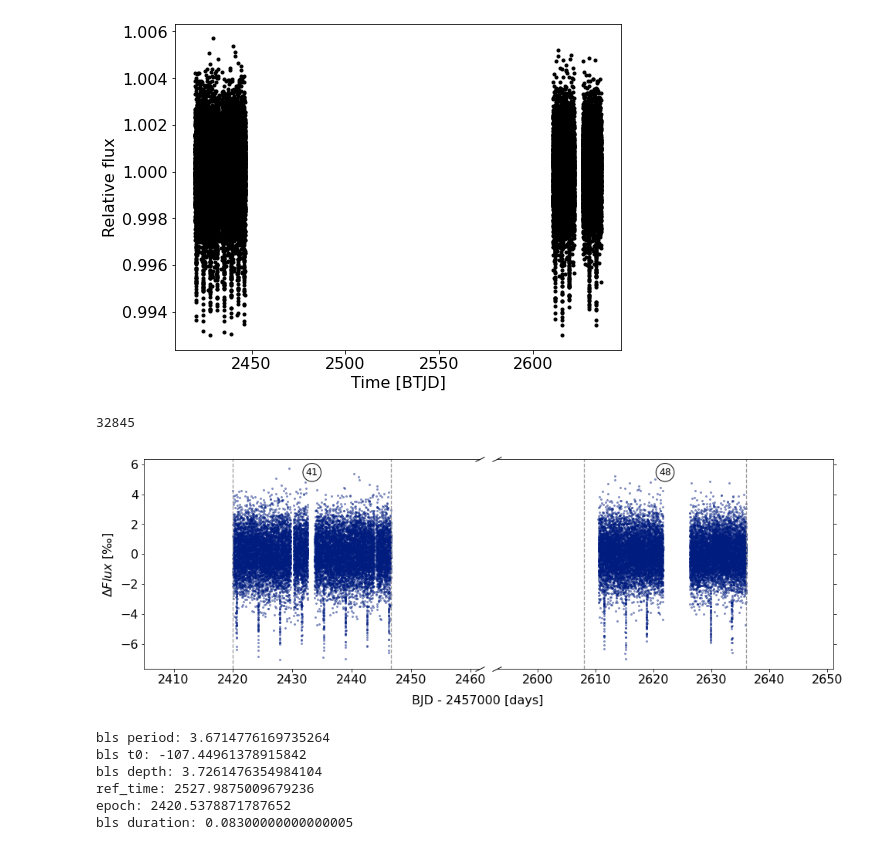
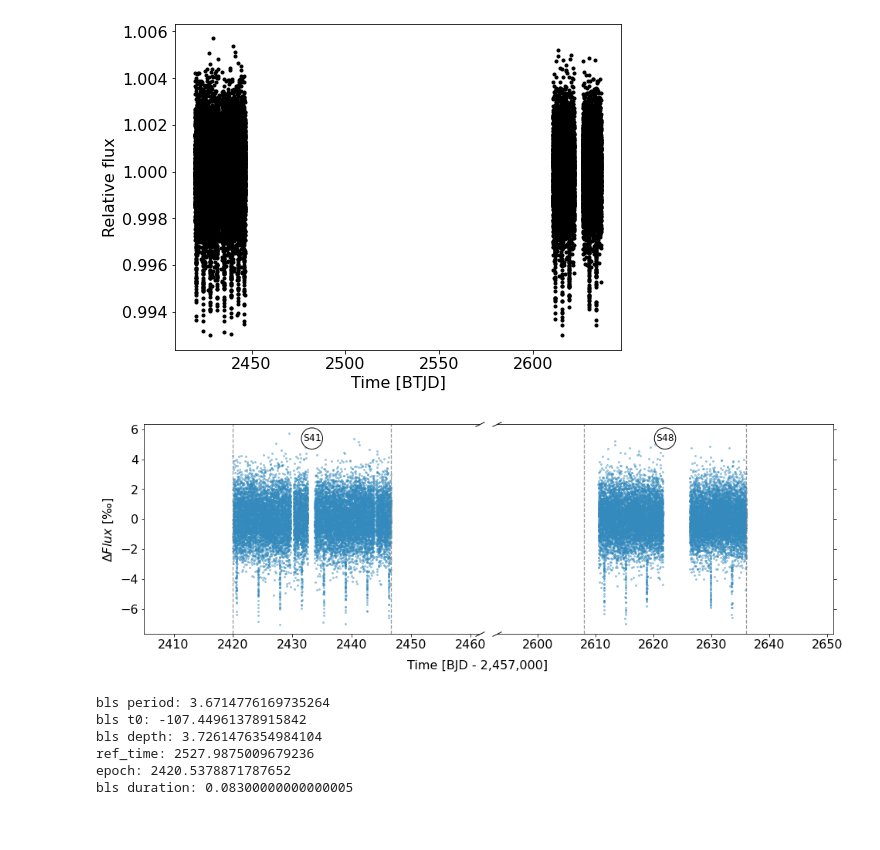
Before and after one commit to juanserrano90/toi1199-1273, a Jupyter notebook: joint_1199.ipynb, the cells around one changed output. Saved outputs shown, nothing was run; the diff lists cells and outputs as text; code cells hidden in the pictures.

```diff
--- a/joint_1199.ipynb
+++ b/joint_1199.ipynb
@@ -70,47 +88,43 @@ plt.ylabel("Relative flux")
 # %% [output]
 Text(0, 0.5, 'Relative flux')
 [figure]
-# %%
-len(lc.flux)
-# %% [output]
-32845
 # %%
 fig, (ax1, ax2) = plt.subplots(1,2, sharey=True, figsize=(16,5), gridspec_kw={'width_ratios': [1, 1]})
 fig.subplots_adjust(wspace=0.05)
-ax1.plot(time, y_, "o", markersize=2, alpha=0.4)
-ax2.plot(time, y_, "o", markersize=2, alpha=0.4)
+ax1.plot(time, y_, "o", color='#348ABD', markersize=2, alpha=0.4)
+ax2.plot(time, y_, "o", color='#348ABD', markersize=2, alpha=0.4)
 off=15
 ax1.set_xlim(sectors_times_btjd[0]-off, sectors_times_btjd[1]+off)
 ax2.set_xlim(sectors_times_btjd[2]-off, sectors_times_btjd[3]+off)
 #ax2.set_xticks([2600, 2650, 2700])
 ax1.spines.right.set_visible(False)
 ax2.spines.left.set_visible(False)
 ax1.yaxis.tick_left()
 ax2.yaxis.tick_right()
 ax1.tick_params(labelright=False)
 ax2.tick_params(labelleft=False)
 
 d = .5
 kwargs = dict(marker=[(-1, -d), (1, d)], markersize=12,
               linestyle="none", color='k', mec='k', mew=1, clip_on=False)
 ax1.plot([1, 1], [0, 1], transform=ax1.transAxes, **kwargs)
 ax2.plot([0, 0], [1, 0], transform=ax2.transAxes, **kwargs)
 for i in sectors_times_btjd[:2]:
     ax1.axvline(x=i, color='gray', linestyle='--', linewidth=1.3, alpha=0.8)
 for i in sectors_times_btjd[2:]:
     ax2.axvline(x=i, color='gray', linestyle='--', linewidth=1.3, alpha=0.8)
-fig.text(0.5, 0.01, "BJD - 2457000 [days]", ha='center', va='center')
+fig.text(0.5, 0.01, "Time [BJD - 2,457,000]", ha='center', va='center')
 fig.text(0.085, 0.5, u'$\Delta Flux$ [‰]', ha='center', va='center', rotation='vertical')
-ax1.text(sectors_times_btjd[0]+(sectors_times_btjd[1]-sectors_times_btjd[0])/2, 5.45,
-    "41", ha="center", va="center", size=13, fontfamily='monospace',
-    bbox=dict(boxstyle="circle,pad=0.3", fc='white', lw=1))
-ax2.text(sectors_times_btjd[2]+(sectors_times_btjd[3]-sectors_times_btjd[2])/2, 5.45,
-    "48", ha="center", va="center", size=13, fontfamily='monospace',
-    bbox=dict(boxstyle="circle,pad=0.3", fc='white', lw=1))
+ax1.text(sectors_times_btjd[0]+(sectors_times_btjd[1]-sectors_times_btjd[0])/2, 5.38,
+    "S41", ha="center", va="center", size=13, fontfamily='monospace',
+    bbox=dict(boxstyle="circle,pad=0.15", fc='white', lw=1))
+ax2.text(sectors_times_btjd[2]+(sectors_times_btjd[3]-sectors_times_btjd[2])/2, 5.38,
+    "S48", ha="center", va="center", size=13, fontfamily='monospace',
+    bbox=dict(boxstyle="circle, pad=0.15", fc='white', lw=1))
 #plt.savefig('tessdata_1199.png',dpi=300,bbox_inches='tight', facecolor='white')
 plt.show()
 # %% [output]
-[figure, old version]
+[figure, new version]
 # %%
 period_grid = np.exp(np.linspace(np.log(1), np.log(15), 50000)) #1 y 15 -- 1 y 30
 durations = np.exp(np.linspace(np.log(0.01), np.log(0.2), 100))
```
Also changed, not shown: parts of 27 cells of this notebook, 4 other files.
